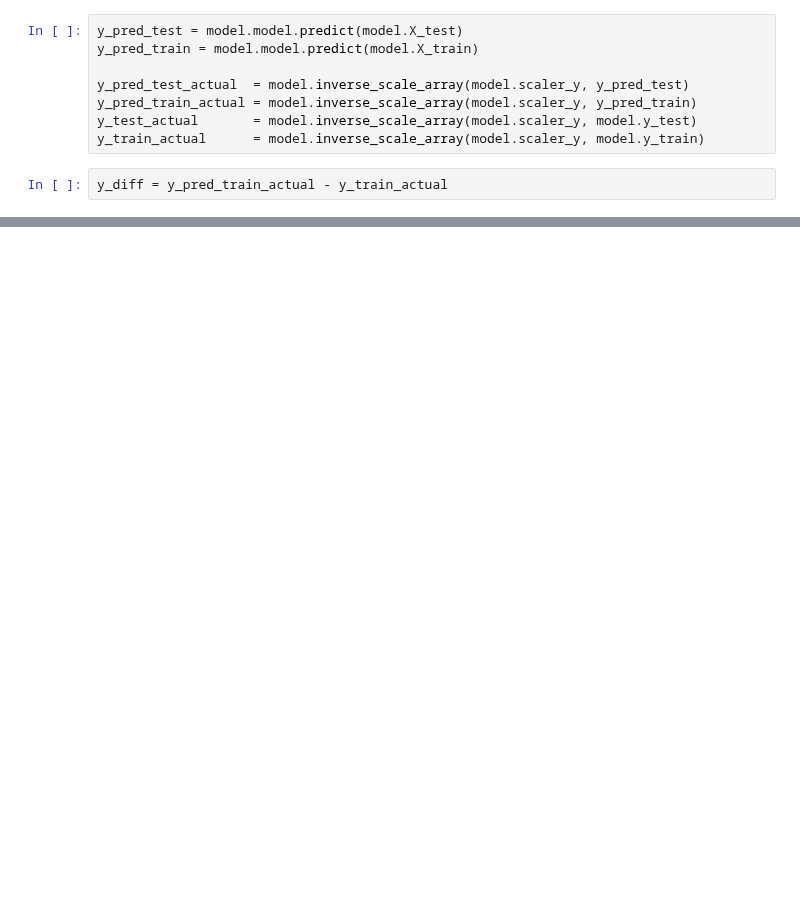
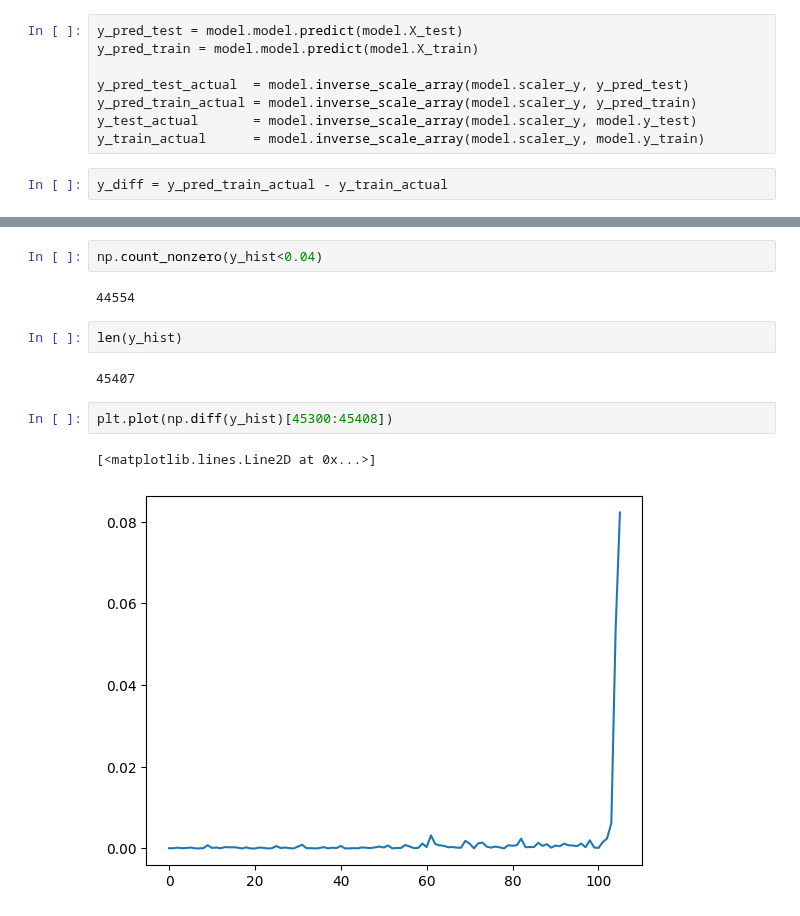
Before and after one commit to SHSMJ200/Bargh_ML, a Jupyter notebook: src/models/fiter3_az copy.ipynb, the cells around one changed output, grey strips where cells are left out. Drawn from its saved outputs; the diff is of its cells as text; blank space fills up the shorter version.

```diff
--- a/src/models/fiter3_az copy.ipynb
+++ b/src/models/fiter3_az copy.ipynb
@@ -74 +96,14 @@ y_diff = y_diff.ravel()
+# %%
+np.count_nonzero(y_hist<0.04)
+# %% [output]
+44554
+# %%
+len(y_hist)
+# %% [output]
+45407
+# %%
+plt.plot(np.diff(y_hist)[45300:45408])
+# %% [output]
+[<matplotlib.lines.Line2D at 0x...>]
+[figure, added]
 # %%
```
Also changed, not shown: parts of 5 cells of this notebook, 1 other file.
